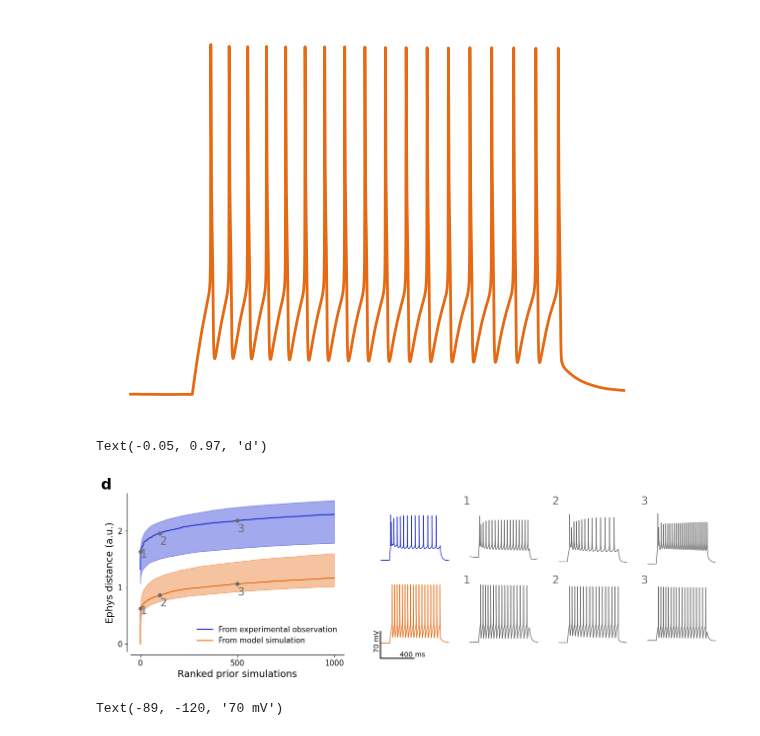
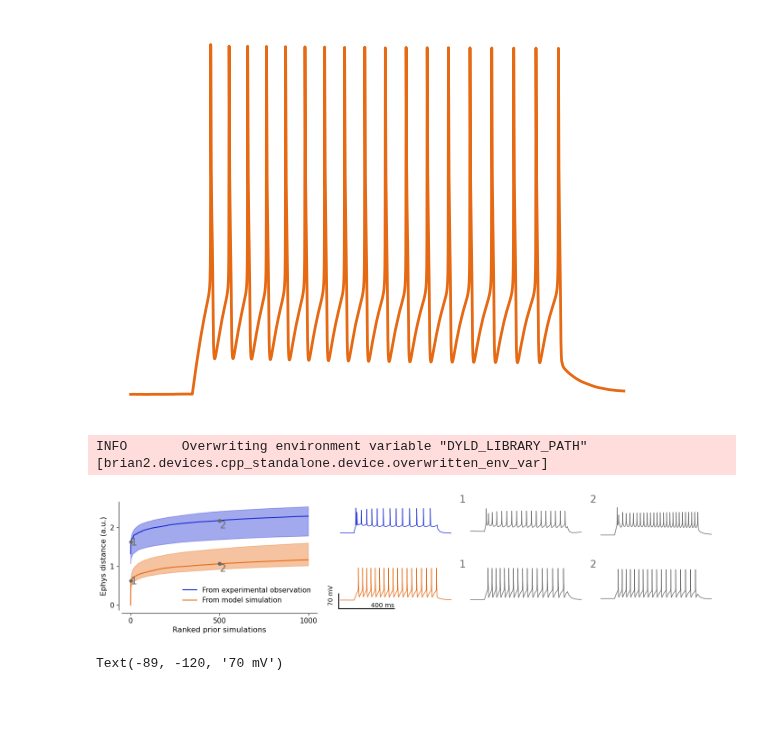
Before and after one commit to berenslab/hh_sbi, a Jupyter notebook: figures/figure_2.ipynb, the cells around one changed output. Saved outputs shown, nothing was run; the diff lists cells and outputs as text; code cells hidden in the pictures; blank space fills up the shorter version.

```diff
--- a/figures/figure_2.ipynb
+++ b/figures/figure_2.ipynb
@@ -538,4 +538,4 @@ E_distances_indexes = np.argsort(
         )
     )
 )[0:1000]
-x_prior = M1_model._run_HH_model(theta[E_distances_indexes[[1, 100, 500]], :])
+x_prior = M1_model._run_HH_model(theta[E_distances_indexes[[1, 500]], :])
@@ -646,7 +659,9 @@ E_distances_ex_indexes = np.argsort(
         )
     )
 )[0:1000]
-x_sim_prior = M1_model._run_HH_model(theta[E_distances_ex_indexes[[1, 100, 500]], :])
+x_sim_prior = M1_model._run_HH_model(theta[E_distances_ex_indexes[[1, 500]], :])
+# %% [output]
+INFO       Overwriting environment variable "DYLD_LIBRARY_PATH" [brian2.devices.cpp_standalone.device.overwritten_env_var]
 # %%
 x_sim_ex = M1_model._run_HH_model(theta[sim_ind_ex, :])
 # %%
@@ -667,18 +682,18 @@ fancy_colors = (
 # %%
 def create_figure_1d(fig):
     if fig is None:
-        fig = plt.figure(figsize=(14, 8))
+        fig = plt.figure(figsize=(14, 3))
     else:
         fig = fig
 
-    width = 0.14  # for membrane voltage traces
-    height = 0.45  # for membrane voltage traces
+    width = 0.25  # for membrane voltage traces
+    height = 0.36  # for membrane voltage traces
     ax_mm_banana = plt.axes([0, 0.15, 0.36, 0.8])
     axes_ex_1 = np.array(
-        [plt.axes([x, 0.50, width, height]) for x in [0.41, 0.56, 0.71, 0.86]]
+        [plt.axes([x, 0.63, width, height]) for x in [0.38, 0.62, 0.86]]
     )
     axes_ex_2 = np.array(
-        [plt.axes([x, 0.1, width, height]) for x in [0.41, 0.56, 0.71, 0.86]]
+        [plt.axes([x, 0.15, width, height]) for x in [0.38, 0.62, 0.86]]
     )
 
     return ax_mm_banana, axes_ex_1, axes_ex_2
@@ -706,7 +721,7 @@ def create_suppl_figure_1(fig):
 
     return ax_mm_banana, axes_ex_1, axes_ex_2, axes_ex_3
 # %%
-fig = plt.figure(figsize=(12, 4))
+fig = plt.figure(figsize=(12, 3))
 ax_mm_banana, axes_ex_1, axes_ex_2 = create_figure_1d(fig)
 
 lw = 1
@@ -733,28 +748,28 @@ ax_mm_banana.fill_between(
 )
 
 ax_mm_banana.plot([1], [E_distances[1]], color="dimgray", marker=".", markersize=10)
-ax_mm_banana.plot([100], [E_distances[100]], color="dimgray", marker=".", markersize=10)
+# ax_mm_banana.plot([100], [E_distances[100]], color="dimgray", marker=".", markersize=10)
 ax_mm_banana.plot([500], [E_distances[500]], color="dimgray", marker=".", markersize=10)
 ax_mm_banana.plot([1], [E_distances_ex[1]], color="dimgray", marker=".", markersize=10)
-ax_mm_banana.plot(
-    [100], [E_distances_ex[100]], color="dimgray", marker=".", markersize=10
-)
+# ax_mm_banana.plot(
+#    [100], [E_distances_ex[100]], color="dimgray", marker=".", markersize=10
+# )
 ax_mm_banana.plot(
     [500], [E_distances_ex[500]], color="dimgray", marker=".", markersize=10
 )
 
 ax_mm_banana.annotate("1", (1, E_distances[1] - 0.1), color="dimgray", fontsize=16)
-ax_mm_banana.annotate("2", (100, E_distances[100] - 0.2), color="dimgray", fontsize=16)
-ax_mm_banana.annotate("3", (500, E_distances[500] - 0.2), color="dimgray", fontsize=16)
+# ax_mm_banana.annotate("2", (100, E_distances[100] - 0.2), color="dimgray", fontsize=16)
+ax_mm_banana.annotate("2", (500, E_distances[500] - 0.2), color="dimgray", fontsize=16)
 ax_mm_banana.annotate("1", (1, E_distances_ex[1] - 0.1), color="dimgray", fontsize=16)
+# ax_mm_banana.annotate(
+#    "2", (100, E_distances_ex[100] - 0.2), color="dimgray", fontsize=16
+# )
 ax_mm_banana.annotate(
-    "2", (100, E_distances_ex[100] - 0.2), color="dimgray", fontsize=16
+    "2", (500, E_distances_ex[500] - 0.2), color="dimgray", fontsize=16
 )
-ax_mm_banana.annotate(
-    "3", (500, E_distances_ex[500] - 0.2), color="dimgray", fontsize=16
-)
-ax_mm_banana.set_xlabel("Ranked prior simulations", fontsize=14)
-ax_mm_banana.set_ylabel("Ephys distance (a.u.)", fontsize=14)
+ax_mm_banana.set_xlabel("Ranked prior simulations", fontsize=12)
+ax_mm_banana.set_ylabel("Ephys distance (a.u.)", fontsize=12)
 
 ax_mm_banana.set_xticks([0, 500, 1000])
 ax_mm_banana.set_yticks([0, 1, 2])
@@ -791,38 +806,37 @@ for i, ax in enumerate(axes_ex_1[1:]):
     sns.despine(ax=ax, bottom=True, left=True)
 
 
 # Prior simulation and prior simulations close to it
 axes_ex_2[0].plot(x_sim_ex["time"], x_sim_ex["data"][0, 0, :], c="#e66913ff", lw=lw)
 axes_ex_2[0].set_ylim([axes_ex_1[0].get_ylim()[0], axes_ex_1[0].get_ylim()[1]])
 axes_ex_2[0].set_xlim([axes_ex_1[0].get_xlim()[0], axes_ex_1[0].get_xlim()[1]])
 # axes_ex_2[0].set_title('Model simulation', fontsize=16)
 axes_ex_2[0].set_xticks([])
 axes_ex_2[0].set_yticks([])
 sns.despine(ax=axes_ex_2[0], bottom=True, left=True)
 
 for i, ax in enumerate(axes_ex_2[1:]):
     ax.plot(x_sim_prior["time"], x_sim_prior["data"][i, 0, :], lw=lw, color="dimgray")
     ax.set_xlim([axes_ex_1[0].get_xlim()[0], axes_ex_1[0].get_xlim()[1]])
     ax.set_ylim([axes_ex_1[0].get_ylim()[0], axes_ex_1[0].get_ylim()[1]])
     ax.annotate(
         i + 1, (ax.get_xlim()[0] + 10, ax.get_ylim()[1] - 30), fontsize=16, c="dimgray"
     )
     ax.set_xticks([])
     ax.set_yticks([])
     sns.despine(ax=ax, bottom=True, left=True)
 
 axes_ex_2[0].plot([-10, 390], [-140, -140], "k")
 axes_ex_2[0].annotate("400 ms", (220, -135))
 axes_ex_2[0].plot([-10, -10], [-140, -70], "k")
 axes_ex_2[0].annotate("70 mV", (-89, -120), rotation=90)
 
-fig.text(-0.05, 0.97, "d", fontsize=22, fontweight="bold")
+# fig.text(-0.05, 0.97, "d", fontsize=22, fontweight="bold")
 
-plt.savefig("figure_1d.png", bbox_inches="tight", pad_inches=0)
-plt.savefig("figure_1d.pdf", bbox_inches="tight", pad_inches=0)
+plt.savefig("figure_2d_alternative.png", bbox_inches="tight", pad_inches=0)
+plt.savefig("figure_2d_alternative.pdf", bbox_inches="tight", pad_inches=0)
 # %% [output]
-Text(-0.05, 0.97, 'd')
-[figure, old version]
+[figure, new version]
 # %%
 fig = plt.figure(figsize=(12, 4))
 ax_mm_banana, axes_ex_1, axes_ex_2, axes_ex_3 = create_suppl_figure_1(fig)
```
Also changed, not shown: parts of 11 cells of this notebook.
